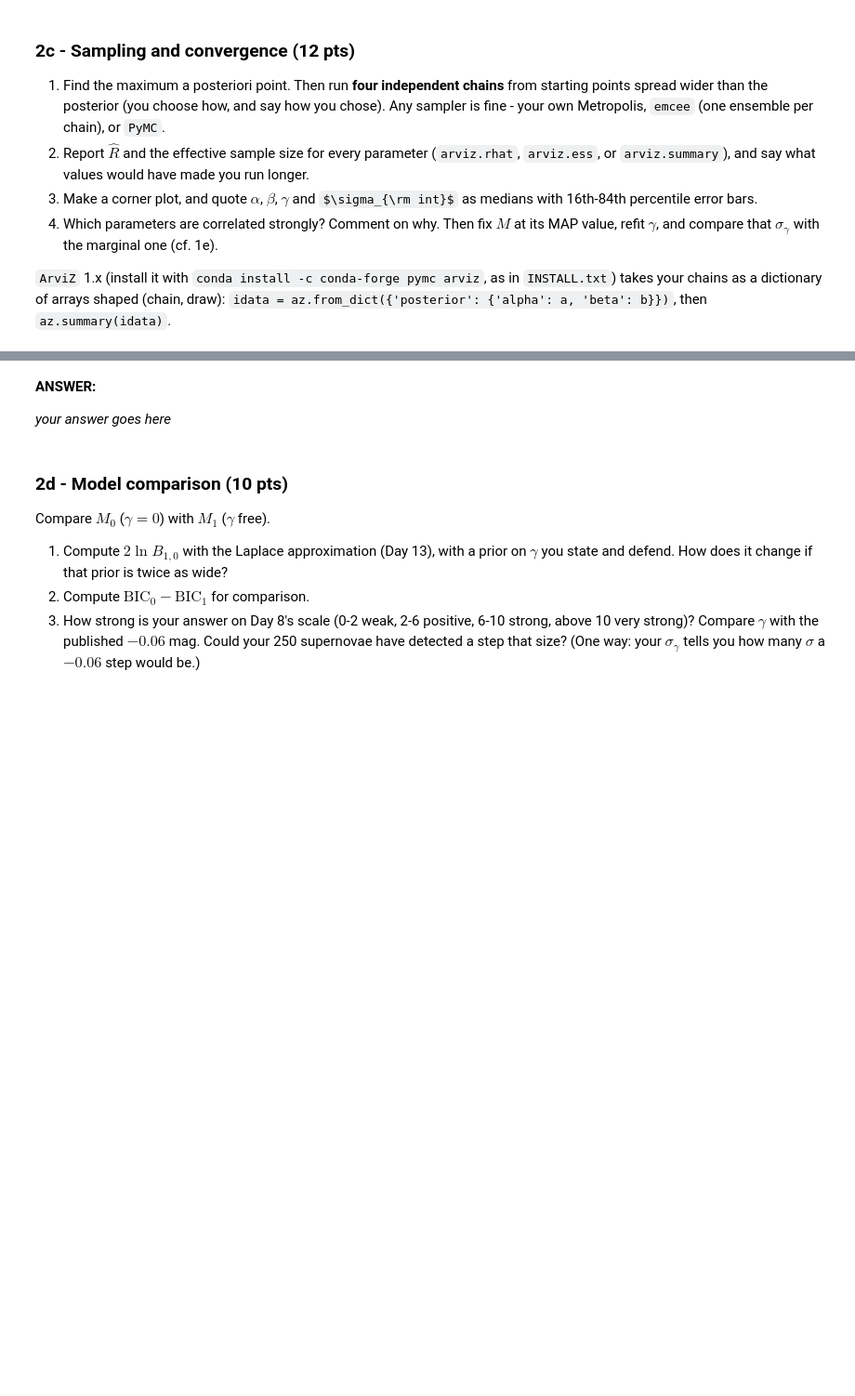
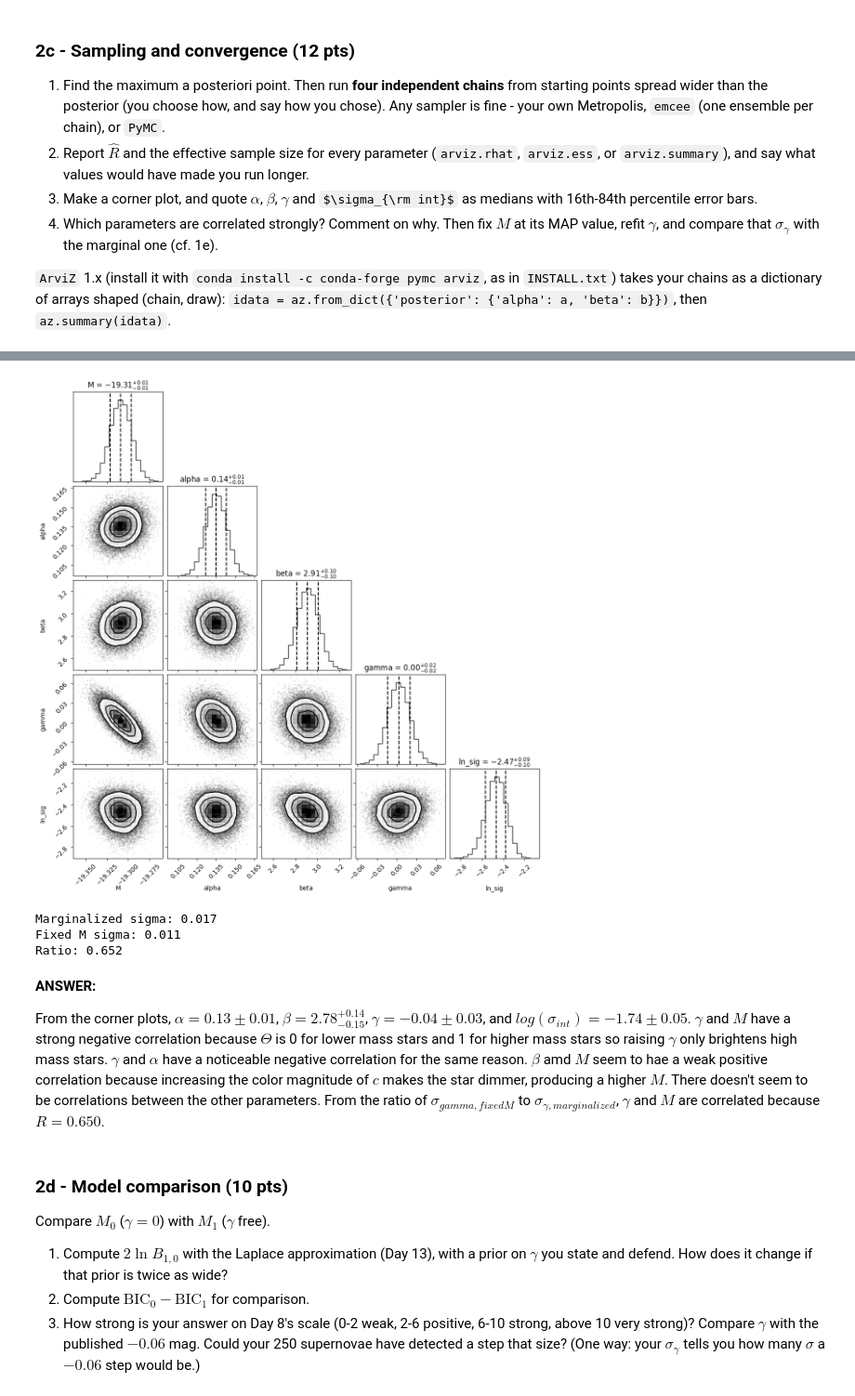
Before and after one commit to andrewtsteves/ast457_2026_Fall, a Jupyter notebook: submissions/asteves2/midterm.ipynb, the cells around one changed output, grey strips where cells are left out. Shown at 93% size. Saved outputs shown, nothing was run; the diff lists cells and outputs as text; code cells hidden in the pictures; some formulas as TeX source; blank space fills up the shorter version.

```diff
--- a/submissions/asteves2/midterm.ipynb
+++ b/submissions/asteves2/midterm.ipynb
@@ -324,0 +468,27 @@ where $C_i$ is that supernova's $3\times3$ covariance of $(m_B, x_1, c)$.
+# %%
+tau = np.max(taus)
+burn = int(5 * tau)
+thin = max(1, int(0.5 * tau))
+
+def gelman_rubin(chains):
+    m, n = chains.shape
+    B = n / (m - 1) * np.sum((chains.mean(axis=1) - chains.mean())**2)
+    W = np.mean(chains.var(axis=1, ddof=1))
+    V = (n - 1) / n * W + B / n
+    return np.sqrt(V / W)
+
+rhat = []
+for j in range(ndim):
+    x = np.stack([s.get_chain(discard = burn, flat = True)[:, j] for s in chains])
+    rhat.append(gelman_rubin(x))
+
+tau_post = np.array([s.get_autocorr_time(discard = burn, tol = 0) for s in chains])
+n_steps = chains[0].get_chain(discard = burn).shape[0]
+ess_total = (n_steps * nwalker / tau_post).sum(axis = 0)
+
+names = ['M', 'alpha', 'beta', 'gamma', 'ln_sig']
+df = pd.DataFrame({'R_hat': rhat}, index = names)
+df['tau (steps)'] = tau_post.max(axis=0)
+df['ESS total'] = ess_total
+
+df
@@ -325,7 +502,43 @@ where $C_i$ is that supernova's $3\times3$ covariance of $(m_B, x_1, c)$.
+# %%
+samples = np.concatenate([s.get_chain(discard = burn, thin = thin, flat = True) for s in chains])
+
+fig = corner.corner(samples, labels = names, quantiles = [0.16, 0.5, 0.84], show_titles = True)
+# %% [output]
+[figure, added]
+# %%
+def nlp(theta):
+    lp = log_post(theta)
+    return -lp if np.isfinite(lp) else 1e25
+
+res = minimize(nlp, theta0, method = 'Nelder-Mead')
+res = minimize(nlp, res.x, method = 'Nelder-Mead')
+M_map = res.x[0]
+
+def nll_fixM(tht):
+    a, b, g, s = tht
+    return nlp(([M_map, a, b, g, s]))
+
+tht0 = res.x[1:]
+res_fix = minimize(nll_fixM, tht0, method = 'Nelder-Mead')
+res_fix = minimize(nll_fixM, res_fix.x, method = 'Nelder-Mead')
+
+cov = np.cov(samples, rowvar = False)
+sig_g_marg = np.sqrt(cov[3, 3])
+P = np.linalg.inv(cov)
+cond = np.linalg.inv(P[1:, 1:])
+sig_g_fixedM = np.sqrt(cond[2, 2])
+
+print(f'Marginalized sigma: {sig_g_marg:.3f}')
+print(f'Fixed M sigma: {sig_g_fixedM:.3f}')
+print(f'Ratio: {sig_g_fixedM / sig_g_marg:.3f}')
+# %% [output]
+Marginalized sigma: 0.017
+Fixed M sigma: 0.011
+Ratio: 0.652
 # %% [markdown]
-**ANSWER:**
+ **ANSWER:**
 
-*your answer goes here*
+From the corner plots, $\alpha = 0.13 \pm0.01$, $\beta = 2.78^{+0.14}_{-0.15}$, $\gamma = -0.04 \pm 0.03$, and $log(\sigma_{int}) = -1.74 \pm 0.05$. $\gamma$ and $M$ have a strong negative correlation because $\Theta$ is 0 for lower mass stars and 1 for higher mass stars so raising $\gamma$ only brightens high mass stars. $\gamma$ and $\alpha$ have a noticeable negative correlation for the same reason. $\beta$ amd $M$ seem to hae a weak positive correlation because increasing the color magnitude of $c$ makes the star dimmer, producing a higher $M$. There doesn't seem to be correlations between the other parameters. From the ratio of $\sigma_{gamma, fixed M}$ to $\sigma_{\gamma, marginalized}$, $\gamma$ and $M$ are correlated because $R = 0.650$.
 # %% [markdown]
 ### 2d - Model comparison (10 pts)
 
```
Also changed, not shown: parts of 13 cells of this notebook.
